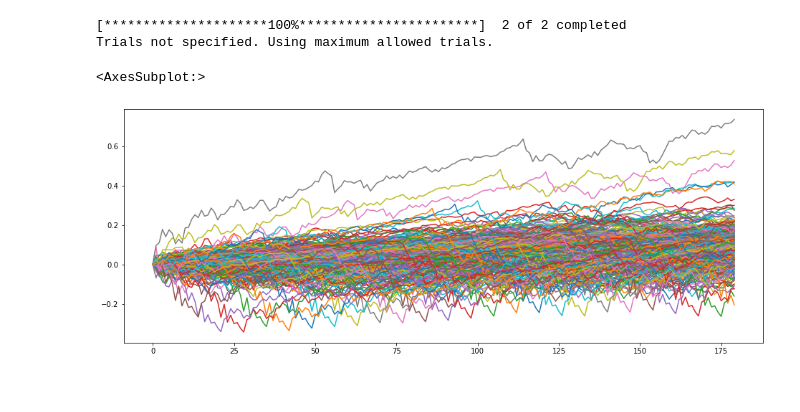
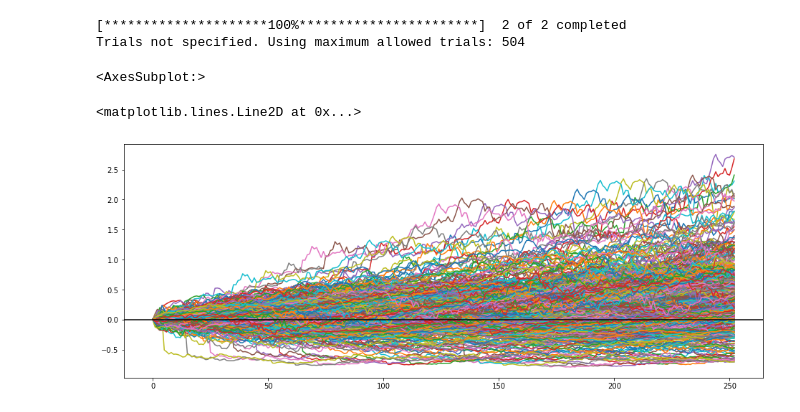
Before and after one commit to meihkv/Stock-Analyzer, a Jupyter notebook: notebooks/dollar_cost_avg.ipynb, the cells around one changed output. Cells and saved outputs as stored; diff of their text form; code cells hidden in the pictures.

```diff
--- a/notebooks/dollar_cost_avg.ipynb
+++ b/notebooks/dollar_cost_avg.ipynb
@@ -11,9 +11,10 @@ from matplotlib import pyplot as plt
 # %%
 def get_stock(symbol, start, end):
     stocks = yf.download("SPY " + symbol, start, end)
+    assert (len(stocks.columns) > 1), "Could not find symbol " + symbol
     return stocks['Adj Close'][[symbol]]
 # %%
-def dollar_cost_avg_test(symbol, measured_days, step_size, trials = None):
+def timing_experiment(symbol, measured_days, step_size, trials = None):
     from collections import defaultdict
     import math
 
@@ -31,27 +32,34 @@ def dollar_cost_avg_test(symbol, measured_days, step_size, trials = None):
     tests = defaultdict(list)
 
     if trials == None:
-        print("Trials not specified. Using maximum allowed trials.")
         trials = math.floor((len(symbol)-measured_days)/step_size)
+        print("Trials not specified. Using maximum allowed trials: " + str(trials))
     elif trials > (len(symbol)-measured_days)/step_size:
-        print("Trials exceed maximum allowed")
         trials = math.floor((len(symbol)-measured_days)/step_size)
+        print("Trials exceed maximum allowed. Using maximum allowed trials: " + str(trials))
 
     for i in range(0,trials):
-        test = symbol.iloc[0+i*step_size:measured_days+i*step_size,0].reset_index().iloc[:,1]
-        test = test/test[0] - 1
-        tests[i] = test
+        time_frame = symbol.iloc[0+i*step_size:measured_days+i*step_size,0].reset_index()
+        values = time_frame.iloc[:,1]
+        key_name = str(time_frame.iloc[0,0].date())
+        test = values/values[0] - 1
+        tests[key_name] = test
     return pd.DataFrame(tests)
 # %%
-symbols = get_stock('VTI', '2010-01-06', '2021-01-29')
+symbols = get_stock('AAPL', '2000-01-06', '2021-01-29')
 symbol = symbols.loc[symbols.first_valid_index():]
-result = dollar_cost_avg_test(symbol = symbol,
-    measured_days = 180,
-    step_size = 7)
+result = timing_experiment(
+    symbol = symbol,
+    measured_days = 253,
+    step_size = 10
+    )
 
 result.plot(figsize=(16,6), legend = False)
+plt.axhline(y=0, color='black', linestyle='-')
+plt.show()
 # %% [output]
 [*********************100%***********************]  2 of 2 completed
-Trials not specified. Using maximum allowed trials.
+Trials not specified. Using maximum allowed trials: 504
 <AxesSubplot:>
+<matplotlib.lines.Line2D at 0x...>
-[figure, old version]
+[figure, new version]
```
Also changed, not shown: parts of 2 cells of this notebook.
